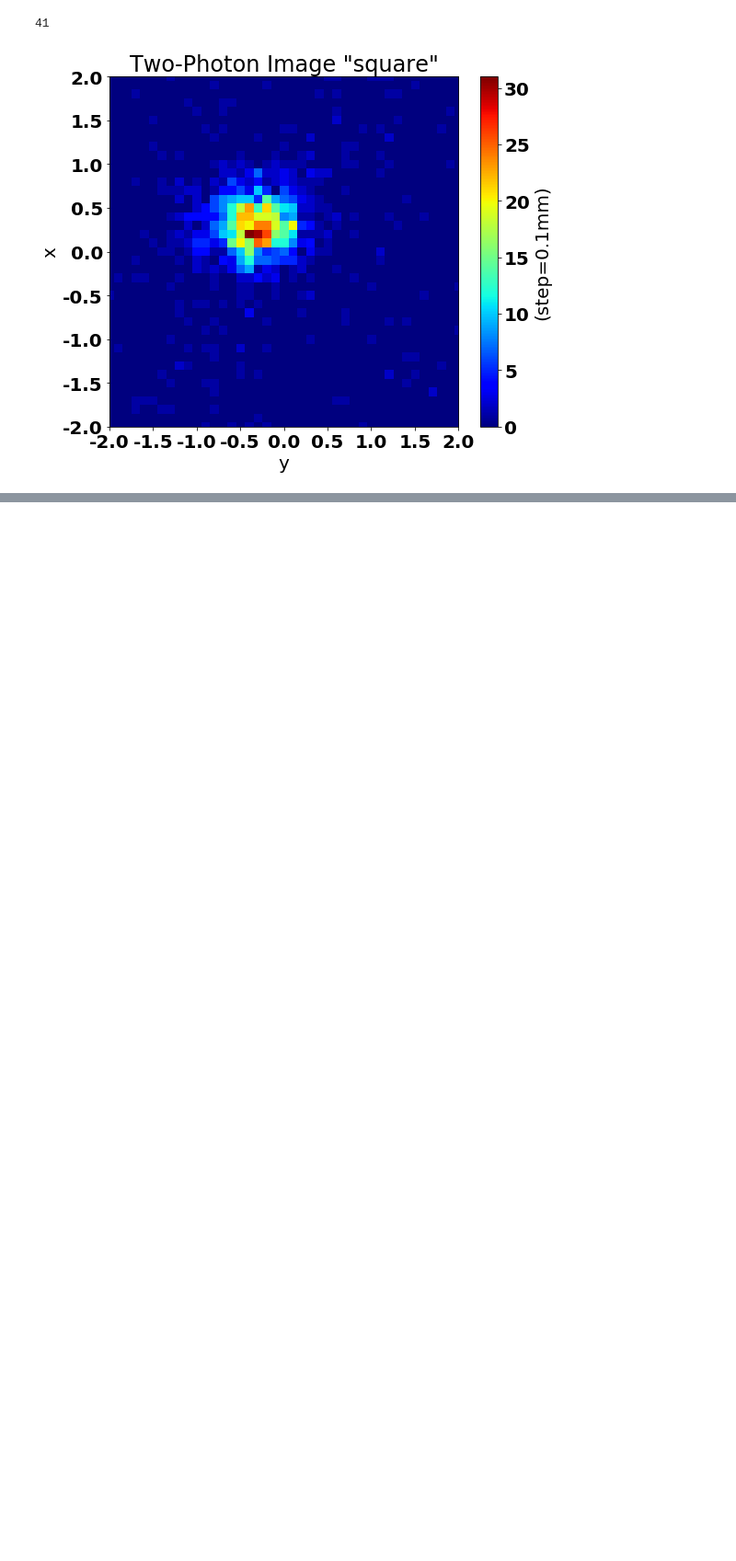
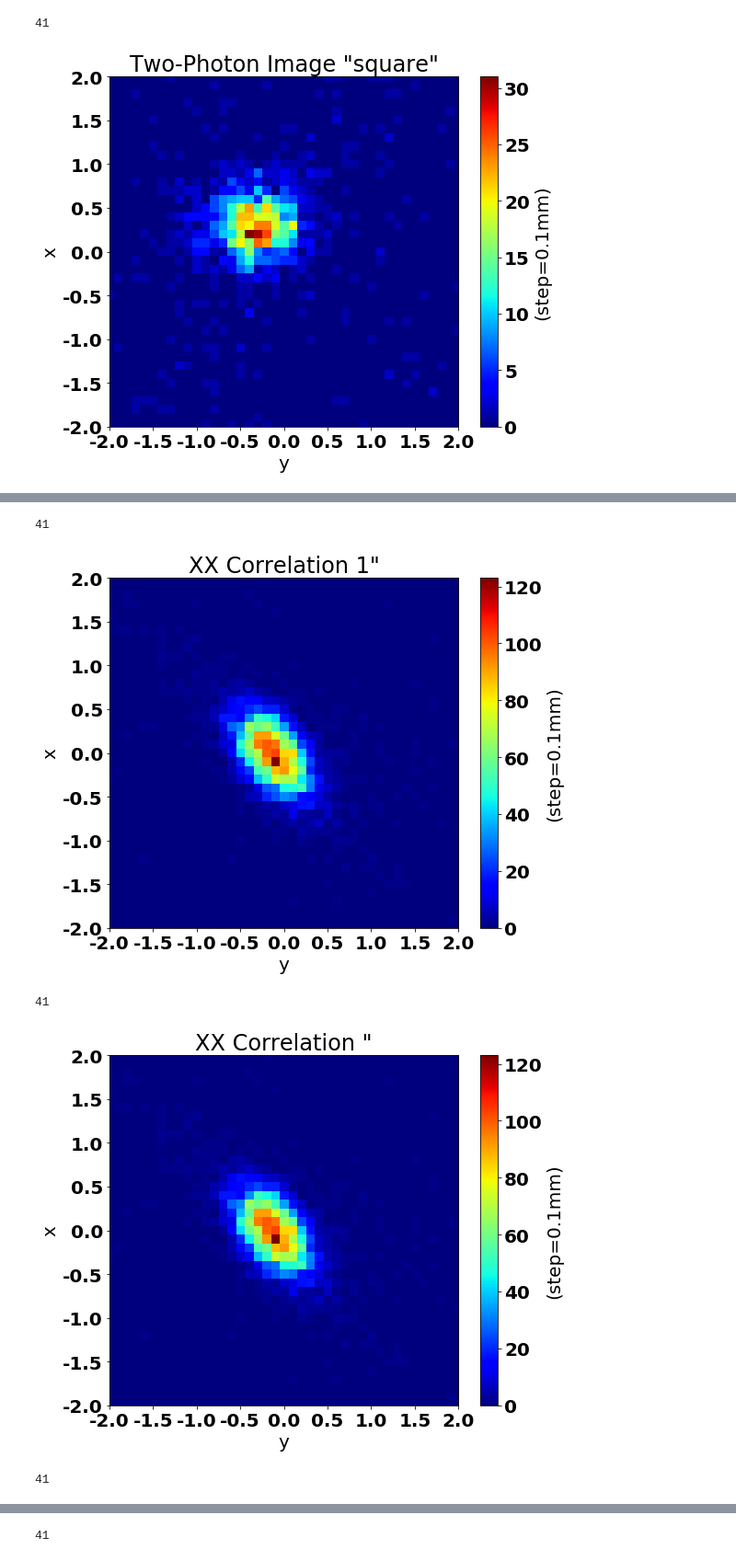
Before and after one commit to juannnesss/Tesis, a Jupyter notebook: Python/matrix.ipynb, the cells around one changed output, grey strips where cells are left out. Shown at 92% size. Cells and saved outputs as stored; diff of their text form; code cells hidden in the pictures; blank space fills up the shorter version.

```diff
--- a/Python/matrix.ipynb
+++ b/Python/matrix.ipynb
@@ -411,0 +446,15 @@ graficar(m,r,'Two-Photon Image "square"','Data/first/')
+# %%
+m,r=getMatrixCanal('Data/correlations/','CorrelacionXX_DetAV_DetBH_reducido1.xlsx',0.1,8)
+graficar(m,r,'XX Correlation 1"','Data/correlations/')
+m,r=getMatrixCanal('Data/correlations/','CorrelacionXX_DetAV_DetBH_reducido.xlsx',0.1,8)
+graficar(m,r,'XX Correlation "','Data/correlations/')
+m,r=getMatrixCanal('Data/correlations/','CorrelacionYY_DetAV_DetBH_reducido1.xlsx',0.1,8)
+graficar(m,r,'YY Correlation 1"','Data/correlations/')
+m,r=getMatrixCanal('Data/correlations/','CorrelacionYY_DetAV_DetBH_reducido.xlsx',0.1,8)
+graficar(m,r,'YY Correlation "','Data/correlations/')
+# %% [output]
+41
+[figure, added]
+41
+[figure, added]
+41
@@ -411,0 +462 @@ graficar(m,r,'Two-Photon Image "square"','Data/first/')
+41
```
Also changed, not shown: parts of 3 cells of this notebook, 45 other files.
